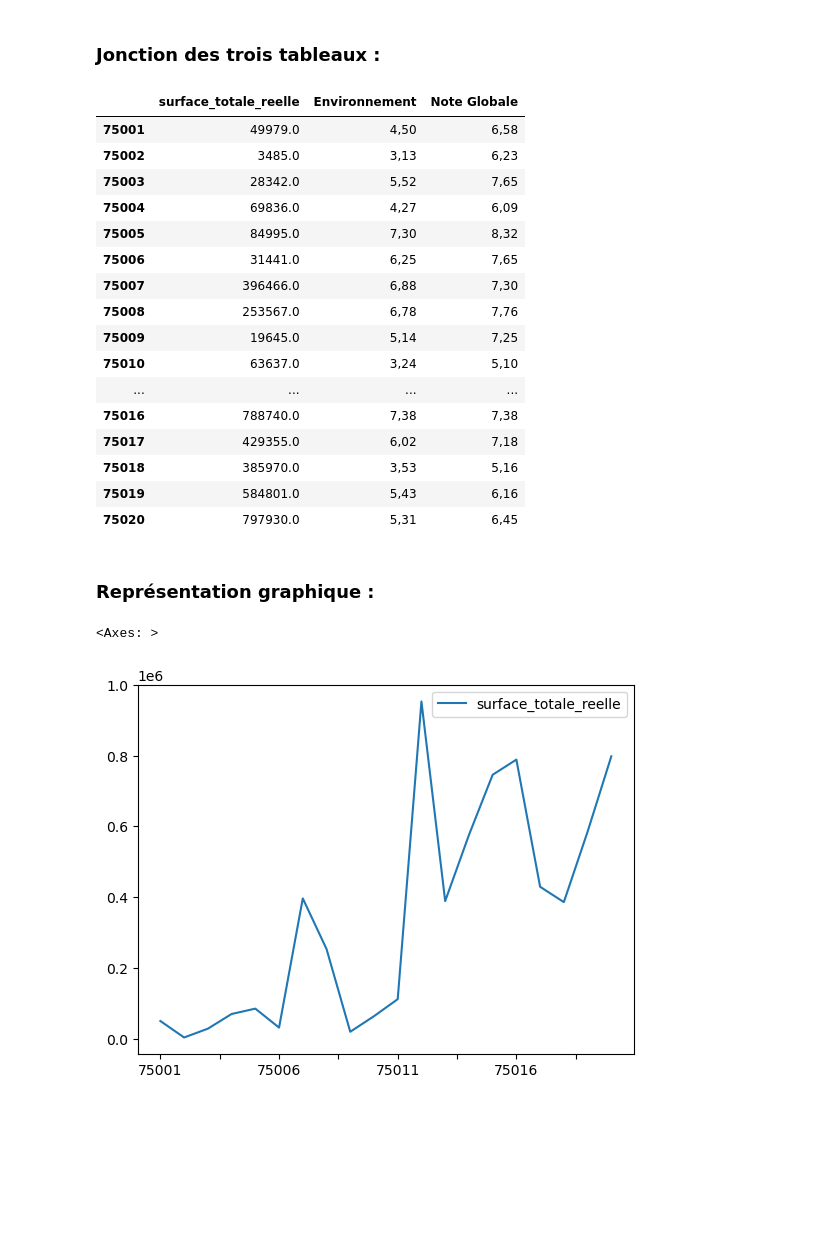
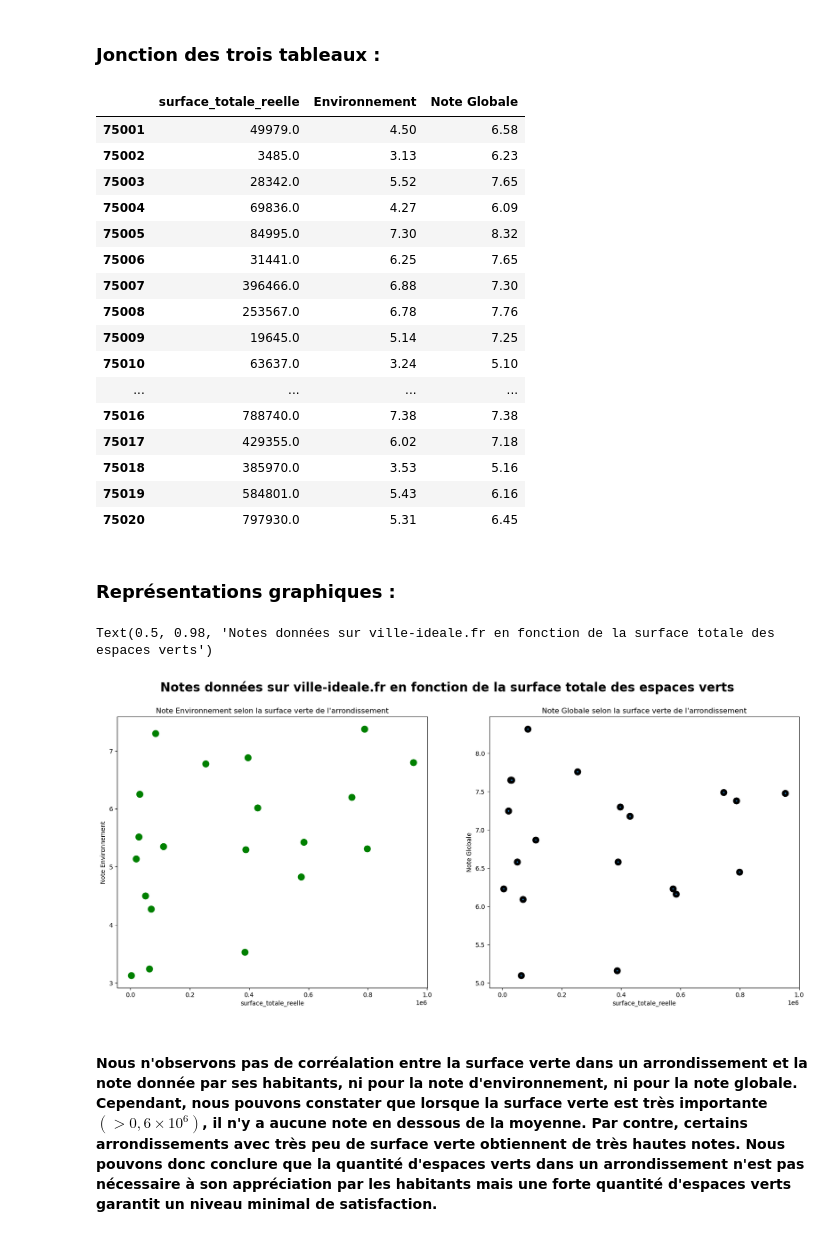
Before and after one commit to solenemoro/Projet_Python_2AENSAE, a Jupyter notebook: Espaces_verts.ipynb, the cells around one changed output. Saved outputs shown, nothing was run; the diff lists cells and outputs as text; code cells hidden in the pictures; blank space fills up the shorter version.

```diff
--- a/Espaces_verts.ipynb
+++ b/Espaces_verts.ipynb
@@ -99,6 +106,7 @@ for i in range(9,20):
 ### Classement des arrondissements selon la note donnée au critère "Environnement" sur ville-ideale.fr :
 # %%
 notes_env=notes_env.rename(index= dict_arrondissements).sort_values(by="Environnement",ascending=False)
+notes_env['Environnement']=notes_env['Environnement'].apply(lambda x:float(x.replace(',','.')))
 notes_env
 # %% [output]
 |  | Environnement |
@@ -124,6 +132,7 @@ notes_env
 notes_globales=pd.read_excel("Notes_arrondissements.xlsx")["Note Globale"].to_frame()
 # %%
 notes_globales=notes_globales.rename(index= dict_arrondissements).sort_values(by="Note Globale",ascending=False)
+notes_globales['Note Globale']=notes_globales['Note Globale'].apply(lambda x:float(x.replace(',','.')))
 notes_globales
 # %% [output]
 |  | Note Globale |
@@ -151,26 +160,33 @@ tableau=pd.merge(surface_verte,notes_env.join(notes_globales),left_index=True,ri
 tableau
 # %% [output]
 |  | surface_totale_reelle | Environnement | Note Globale |
-| 75001 | 49979.0 | 4,50 | 6,58 |
-| 75002 | 3485.0 | 3,13 | 6,23 |
-| 75003 | 28342.0 | 5,52 | 7,65 |
-| 75004 | 69836.0 | 4,27 | 6,09 |
-| 75005 | 84995.0 | 7,30 | 8,32 |
-| 75006 | 31441.0 | 6,25 | 7,65 |
-| 75007 | 396466.0 | 6,88 | 7,30 |
-| 75008 | 253567.0 | 6,78 | 7,76 |
-| 75009 | 19645.0 | 5,14 | 7,25 |
-| 75010 | 63637.0 | 3,24 | 5,10 |
+| 75001 | 49979.0 | 4.50 | 6.58 |
+| 75002 | 3485.0 | 3.13 | 6.23 |
+| 75003 | 28342.0 | 5.52 | 7.65 |
+| 75004 | 69836.0 | 4.27 | 6.09 |
+| 75005 | 84995.0 | 7.30 | 8.32 |
+| 75006 | 31441.0 | 6.25 | 7.65 |
+| 75007 | 396466.0 | 6.88 | 7.30 |
+| 75008 | 253567.0 | 6.78 | 7.76 |
+| 75009 | 19645.0 | 5.14 | 7.25 |
+| 75010 | 63637.0 | 3.24 | 5.10 |
 | ... | ... | ... | ... |
-| 75016 | 788740.0 | 7,38 | 7,38 |
-| 75017 | 429355.0 | 6,02 | 7,18 |
-| 75018 | 385970.0 | 3,53 | 5,16 |
-| 75019 | 584801.0 | 5,43 | 6,16 |
-| 75020 | 797930.0 | 5,31 | 6,45 |
+| 75016 | 788740.0 | 7.38 | 7.38 |
+| 75017 | 429355.0 | 6.02 | 7.18 |
+| 75018 | 385970.0 | 3.53 | 5.16 |
+| 75019 | 584801.0 | 5.43 | 6.16 |
+| 75020 | 797930.0 | 5.31 | 6.45 |
 # %% [markdown]
-### Représentation graphique :
+### Représentations graphiques :
 # %%
-tableau.plot()
+fig,ax=plt.subplots(1,2,figsize=(20,8))
+tableau.plot(ax=ax[0],kind='scatter',x="surface_totale_reelle",y='Environnement',ylabel='Note Environnement',linewidths=7,color='green')
+tableau.plot(ax=ax[1],kind='scatter',x="surface_totale_reelle",y='Note Globale',ylabel='Note Globale',linewidths=7,edgecolor='black')
+ax[0].set_title("Note Environnement selon la surface verte de l'arrondissement")
+ax[1].set_title("Note Globale selon la surface verte de l'arrondissement")
+fig.suptitle("Notes données sur ville-ideale.fr en fonction de la surface totale des espaces verts",fontsize=20,fontweight='bold')
 # %% [output]
-<Axes: >
+Text(0.5, 0.98, 'Notes données sur ville-ideale.fr en fonction de la surface totale des espaces verts')
-[figure, old version]
+[figure, new version]
+# %% [markdown]
+#### Nous n'observons pas de corréalation entre la surface verte dans un arrondissement et la note donnée par ses habitants, ni pour la note d'environnement, ni pour la note globale. Cependant, nous pouvons constater que lorsque la surface verte est très importante $(>0,6 \times 10^6)$, il n'y a aucune note en dessous de la moyenne. Par contre, certains arrondissements avec très peu de surface verte obtiennent de très hautes notes. Nous pouvons donc conclure que la quantité d'espaces verts dans un arrondissement n'est pas nécessaire à son appréciation par les habitants mais une forte quantité d'espaces verts garantit un niveau minimal de satisfaction.
```
Also changed, not shown: parts of 13 cells of this notebook.
